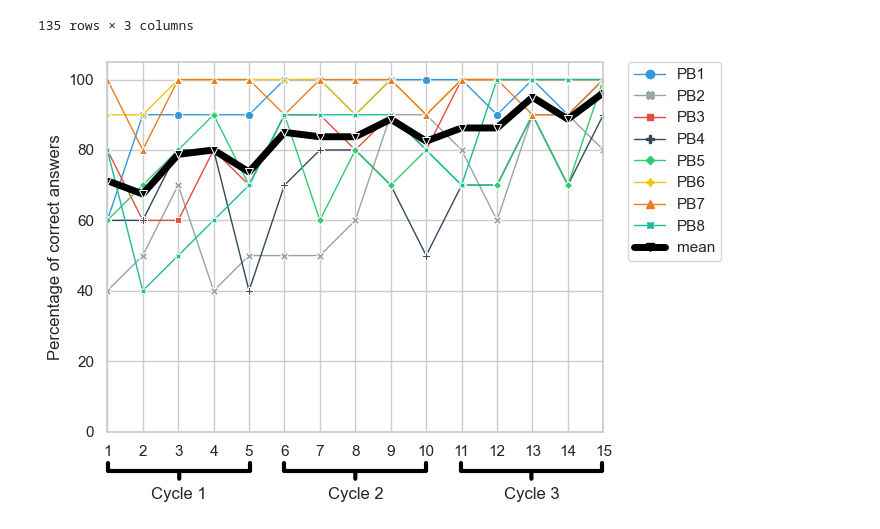
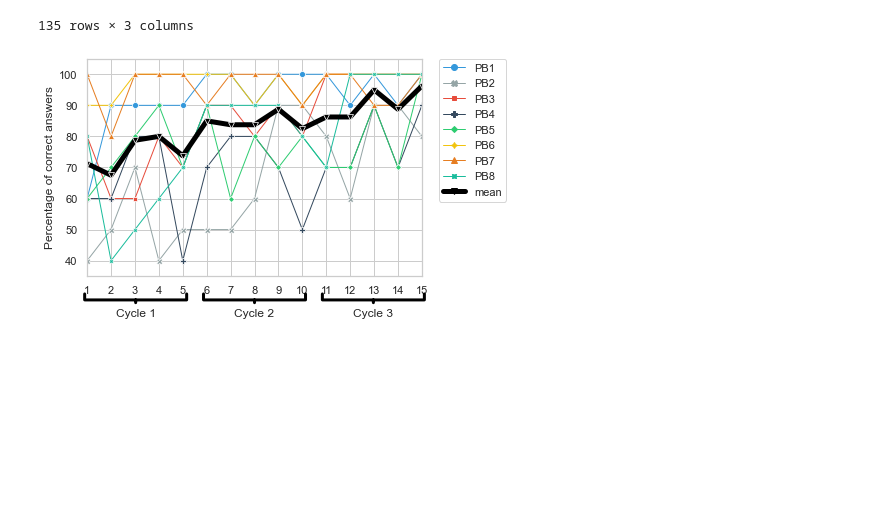
Before and after one commit to gord6/Tapping-into-the-Natural-Language-System-Using-Artificial-Languages-when-Learning-Programming, a Jupyter notebook: descriptive_statistics_2.ipynb, the cells around one changed output. Saved outputs shown, nothing was run; the diff lists cells and outputs as text; code cells hidden in the pictures; blank space fills up the shorter version.

```diff
--- a/descriptive_statistics_2.ipynb
+++ b/descriptive_statistics_2.ipynb
@@ -2161,37 +2161,38 @@ plt.xticks([0, 1, 2, 3, 4, 5, 6, 7, 8, 9, 10, 11, 12, 13, 14], ['1', '2', '3', '
 plt.legend(bbox_to_anchor=(1.05, 1), loc=2, borderaxespad=0.)
 
 #set xlim to 1-15
+plt.ylim(35, 105)
 plt.xlim(0, 14)
 
 plt.annotate('Cycle 1', xy=(0.145, -0.1), xytext=(0.145, -0.15), xycoords='axes fraction', textcoords='axes fraction', size=12, ha='center', va='top', bbox=dict(boxstyle='square', fc='w'),
              arrowprops=dict(arrowstyle='-[, widthB=4.25, lengthB=.5', lw=3.0, color="black"))
 plt.annotate('Cycle 2', xy=(0.5, -0.1), xytext=(0.5, -0.15), xycoords='axes fraction', textcoords='axes fraction', size=12, ha='center', va='top', bbox=dict(boxstyle='square', fc='w'),
              arrowprops=dict(arrowstyle='-[, widthB=4.25, lengthB=.5', lw=3.0, color="black"))
 plt.annotate('Cycle 3', xy=(0.855, -0.1), xytext=(0.855, -0.15), xycoords='axes fraction', textcoords='axes fraction', size=12, ha='center', va='top', bbox=dict(boxstyle='square', fc='w'),
              arrowprops=dict(arrowstyle='-[, widthB=4.25, lengthB=.5', lw=3.0, color="black"))
 
 
 #remove x legend
 plt.xlabel('')
 
 
 
 #plt.annotate('', xy=(0, 0), xytext=(5, 0), arrowprops=dict(arrowstyle='<->', connectionstyle='arc3', color='black'))
 #plt.annotate('', xy=(5, 0), xytext=(10, -5), arrowprops=dict(arrowstyle='<->', connectionstyle='arc3', color='black'))
 #plt.annotate('', xy=(-5, 0), xytext=(15, 0), ha="center", va="bottom", bbox=dict(boxstyle='square', fc='0.8'), arrowprops=dict(arrowstyle='-[, widthB=5.0, lengthB=.5', lw=2.0, color='black'))
 
 #plt.annotate('t-s', xy=(0, -20.15), xytext=(0, -1.15),#
 #         fontsize=14, ha='center', va='bottom',
 #         bbox=dict(boxstyle='square', fc='0.8'),
 #         arrowprops=dict(arrowstyle='-[, widthB=5.0, lengthB=.5', lw=2.0, color="black"))
 
 #rotate x axis
 #remove x axis label
 
 
-plt.savefig('lineplot.pdf', bbox_inches='tight')
+plt.savefig('lineplot.png', bbox_inches='tight')
 # %% [output]
-[figure, old version]
+[figure, new version]
 # %%
 
 sns.scatterplot(data=df, x="Testblock", y="Percentage of correct answers", hue="UID", size="UID", sizes=[50, 50, 50, 50, 50, 50, 50, 50, 200], palette=dict(mean="#000000", PB1="#3498db", PB2="#95a5a6", PB3="#e74c3c", PB4="#34495e", PB5="#2ecc71", PB6="#f1c40f", PB7="#e67e22", PB8="#1abc9c"))
```
Also changed, not shown: parts of 6 cells of this notebook, 10 other files.
